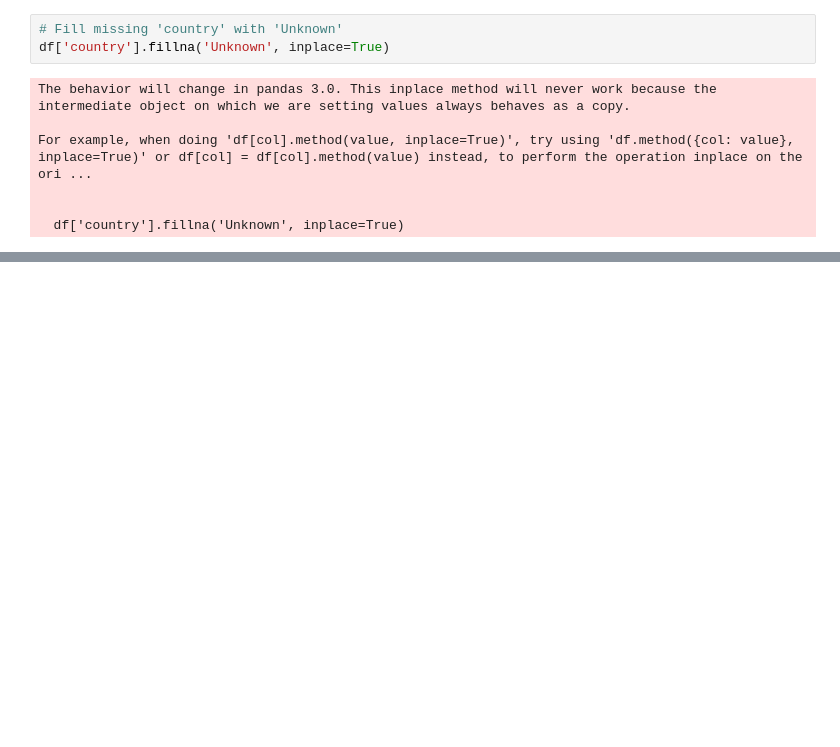
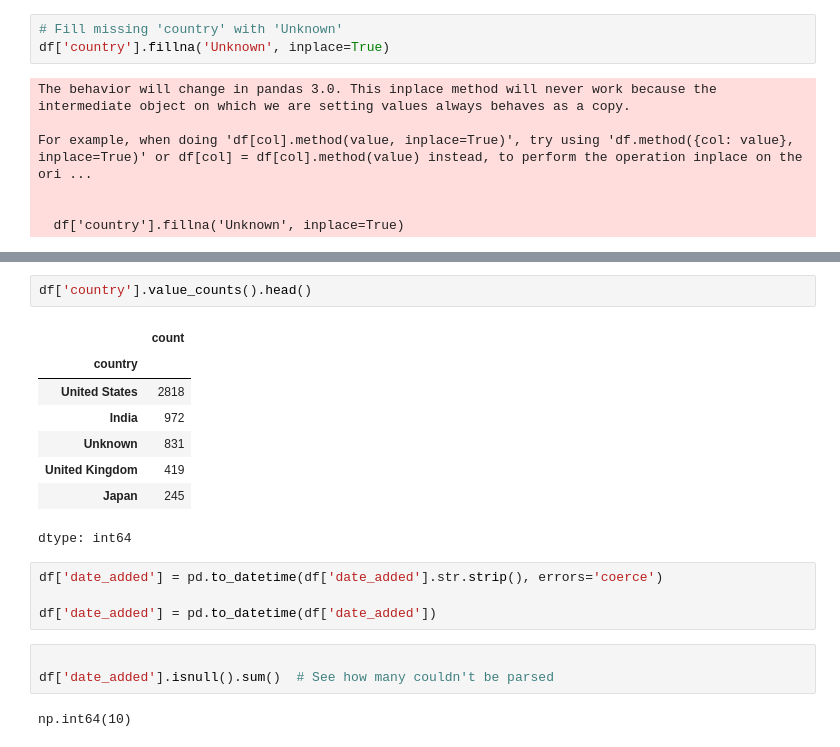
Before and after one commit to raghdiness/Netflix, a Jupyter notebook: Netflix_Movies_and_TV_Shows.ipynb, the cells around one changed output, grey strips where cells are left out. Drawn from its saved outputs; the diff is of its cells as text; blank space fills up the shorter version.

```diff
--- a/Netflix_Movies_and_TV_Shows.ipynb
+++ b/Netflix_Movies_and_TV_Shows.ipynb
@@ -91,0 +100,20 @@ For example, when doing 'df[col].method(value, inplace=True)', try using 'df.met
+# %%
+df['country'].value_counts().head()
+# %% [output]
+|  | count |
+| country |  |
+| United States | 2818 |
+| India | 972 |
+| Unknown | 831 |
+| United Kingdom | 419 |
+| Japan | 245 |
+dtype: int64
+# %%
+df['date_added'] = pd.to_datetime(df['date_added'].str.strip(), errors='coerce')
+
+df['date_added'] = pd.to_datetime(df['date_added'])
+# %%
+
+df['date_added'].isnull().sum()  # See how many couldn't be parsed
+# %% [output]
+np.int64(10)
```
Also changed, not shown: parts of 1 cell of this notebook.
